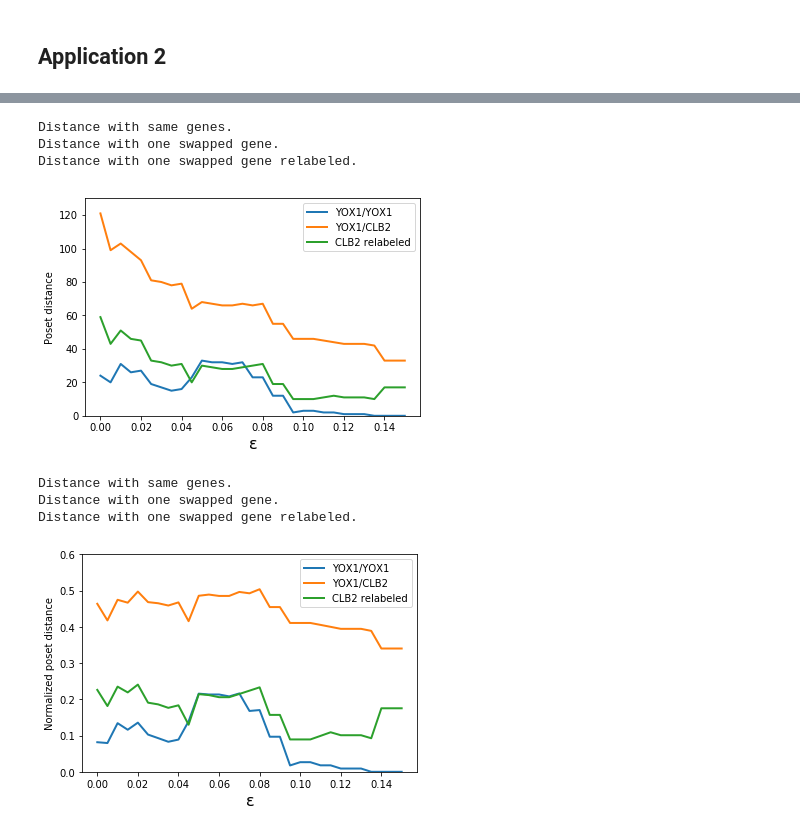
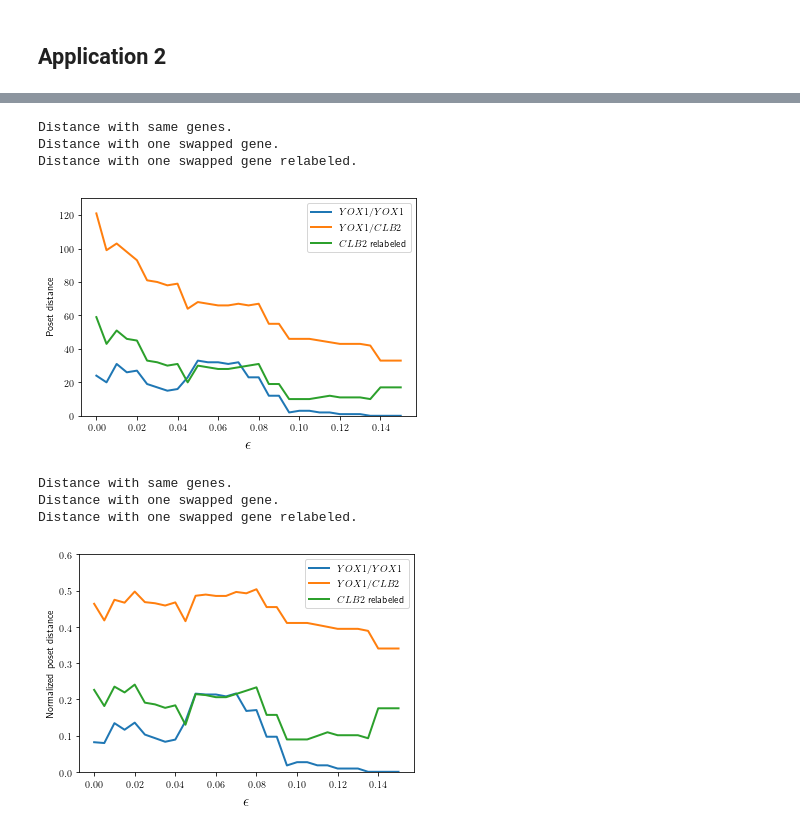
Before and after one commit to breecummins/min_interval_posets, a Jupyter notebook: scripts/Berry_2019_figures_results_Application2.ipynb, the cells around one changed output, grey strips where cells are left out. Saved outputs shown, nothing was run; the diff lists cells and outputs as text; code cells hidden in the pictures.

```diff
--- a/scripts/Berry_2019_figures_results_Application2.ipynb
+++ b/scripts/Berry_2019_figures_results_Application2.ipynb
@@ -127,28 +129,28 @@ normdists14 = norm_dist(dists14,sizes14)
 # %%
 ylim=[0,130]
 print("Distance with same genes.")
-plot_dists(epsilons,dists12,ylabel="Poset distance",label="YOX1/YOX1",ylim=ylim)
+plot_dists(epsilons,dists12,ylabel="Poset distance",label=r"$YOX1$/$YOX1$",ylim=ylim)
 print("Distance with one swapped gene.")
-plot_dists(epsilons,dists13,ylabel="Poset distance",label="YOX1/CLB2",ylim=ylim)
+plot_dists(epsilons,dists13,ylabel="Poset distance",label=r"$YOX1$/$CLB2$",ylim=ylim)
 print("Distance with one swapped gene relabeled.")
-plot_dists(epsilons,dists14,ylabel="Poset distance",label="CLB2 relabeled",ylim=ylim)
+plot_dists(epsilons,dists14,ylabel="Poset distance",label=r"$CLB2$ relabeled",ylim=ylim)
 plt.savefig("poset_distances.pdf")
 # %% [output]
 Distance with same genes.
 Distance with one swapped gene.
 Distance with one swapped gene relabeled.
-[figure, old version]
+[figure, new version]
 # %%
 ylim = [0,0.6]
 print("Distance with same genes.")
-plot_dists(epsilons,normdists12,ylabel="Normalized poset distance",label="YOX1/YOX1",ylim=ylim)
+plot_dists(epsilons,normdists12,ylabel="Normalized poset distance",label=r"$YOX1$/$YOX1$",ylim=ylim)
 print("Distance with one swapped gene.")
-plot_dists(epsilons,normdists13,ylabel="Normalized poset distance",label="YOX1/CLB2",ylim=ylim)
+plot_dists(epsilons,normdists13,ylabel="Normalized poset distance",label=r"$YOX1$/$CLB2$",ylim=ylim)
 print("Distance with one swapped gene relabeled.")
-plot_dists(epsilons,normdists14,ylabel="Normalized poset distance",label="CLB2 relabeled",ylim=ylim)
+plot_dists(epsilons,normdists14,ylabel="Normalized poset distance",label=r"$CLB2$ relabeled",ylim=ylim)
 plt.savefig("poset_distances_normalized.pdf")
 # %% [output]
 Distance with same genes.
 Distance with one swapped gene.
 Distance with one swapped gene relabeled.
-[figure, old version]
+[figure, new version]
```
Also changed, not shown: parts of 7 cells of this notebook, 1 other file.
